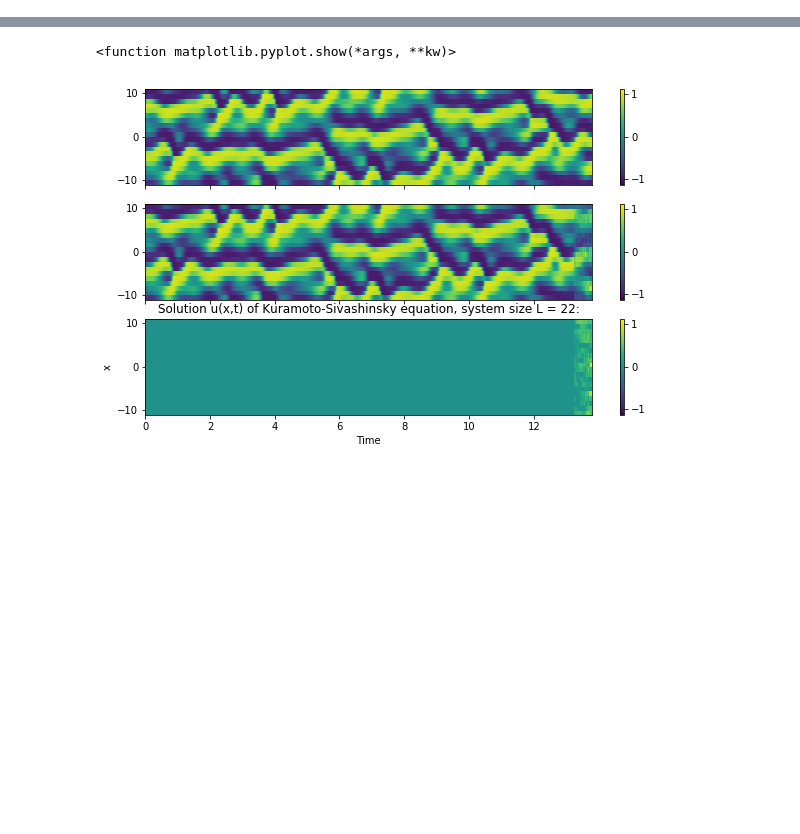
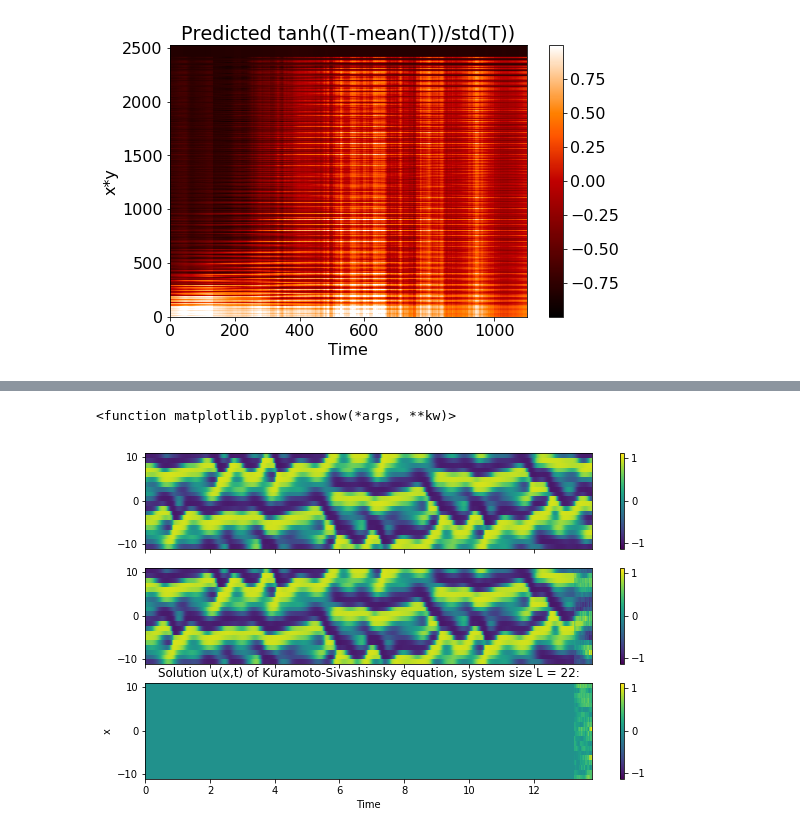
Before and after one commit to jon-dong/reservoir-computing-python, a Jupyter notebook: convection.ipynb, the cells around one changed output, grey strips where cells are left out. Drawn from its saved outputs; the diff is of its cells as text; code cells hidden in the pictures; blank space fills up the shorter version.

```diff
--- a/convection.ipynb
+++ b/convection.ipynb
@@ -75,3 +94,16 @@ plt.show
+# %%
+P = pred_output[:, 0*spatial_points:1*spatial_points]
+plt.figure(0,figsize=(8, 5))
+im=plt.pcolormesh(P.T, cmap='gist_heat',vmin=np.min(T_2D_concat), vmax=np.max(T_2D_concat))
+plt.rcParams.update({'font.size': 16})
+plt.title('Predicted tanh((T-mean(T))/std(T))')
+plt.ylabel('x*y')
+plt.xlabel('Time')
+plt.colorbar(im)
+plt.show
+plt.savefig('Prediction.png', bbox_inches='tight', dpi=400)
+# %% [output]
+[figure, added]
 # %%
 # prediction RMSE
 total_pred = b.pred_horizon*b.rec_pred_steps
```
Also changed, not shown: parts of 6 cells of this notebook.
